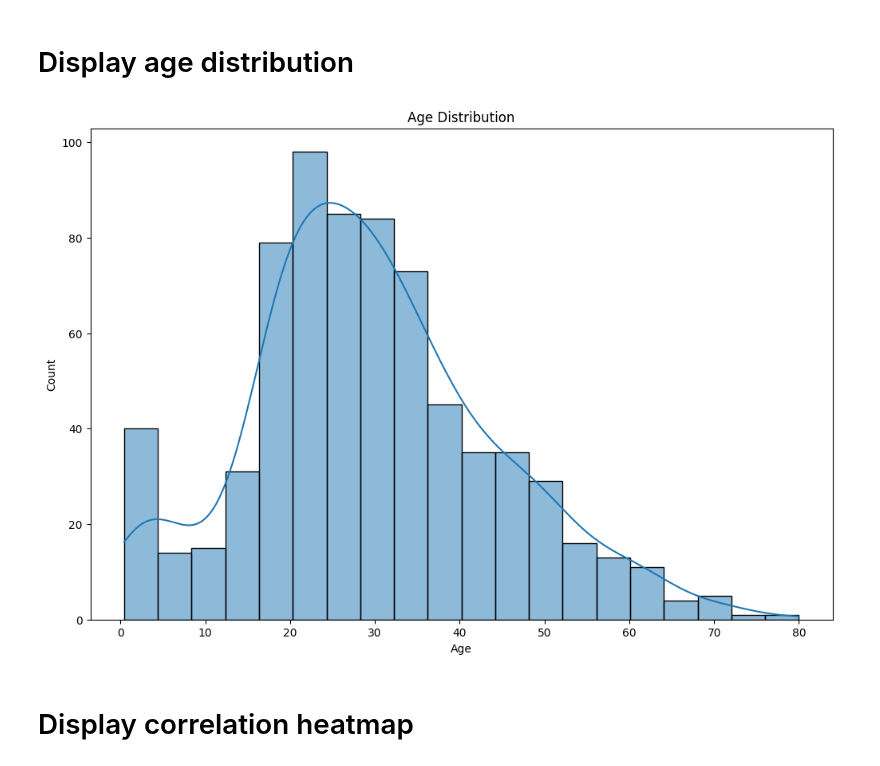
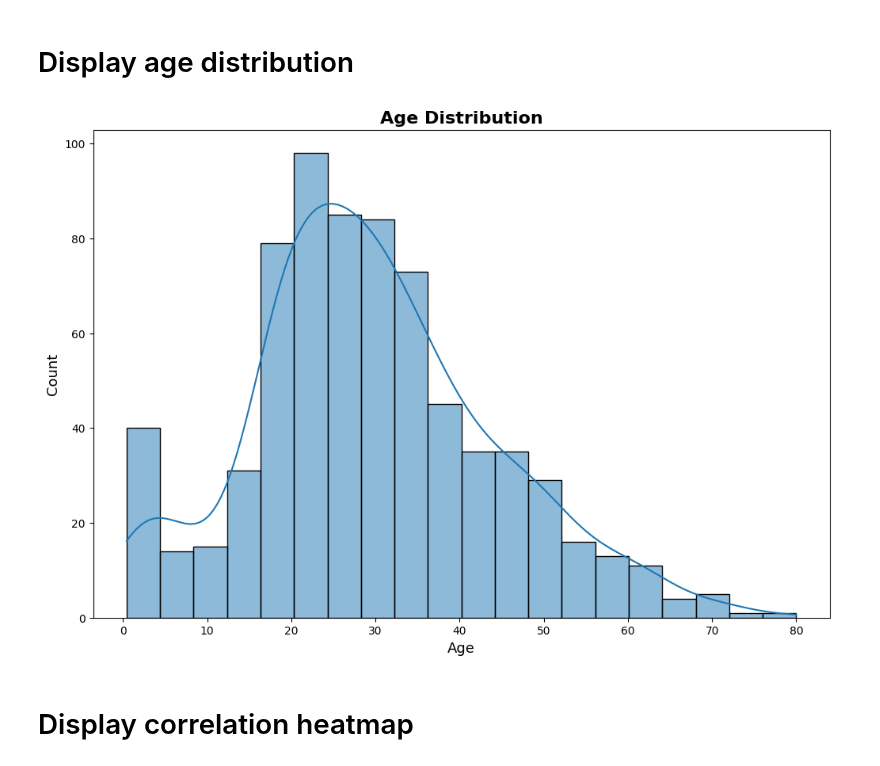
Before and after one commit to Oleksandr-Tonkonoh/explainable-ai-api, a Jupyter notebook: notebooks/Titanic.ipynb, the cells around one changed output. Cells and saved outputs as stored; diff of their text form; code cells hidden in the pictures.

```diff
--- a/notebooks/Titanic.ipynb
+++ b/notebooks/Titanic.ipynb
@@ -138,14 +141,14 @@ plt.show()
 # %%
 plt.figure(figsize = (12, 8))
 sns.histplot(data = df, x = 'age', bins = 20, kde=True)
 
-plt.title("Age Distribution")
-plt.xlabel("Age")
-plt.ylabel("Count")
+plt.title("Age Distribution", fontsize=16, fontweight="bold")
+plt.xlabel("Age", fontsize = 13)
+plt.ylabel("Count", fontsize = 13)
 
 plt.show()
 # %% [output]
-[figure, old version]
+[figure, new version]
 # %% [markdown]
 # Display correlation heatmap
 # %%
```
Also changed, not shown: parts of 19 cells of this notebook.
